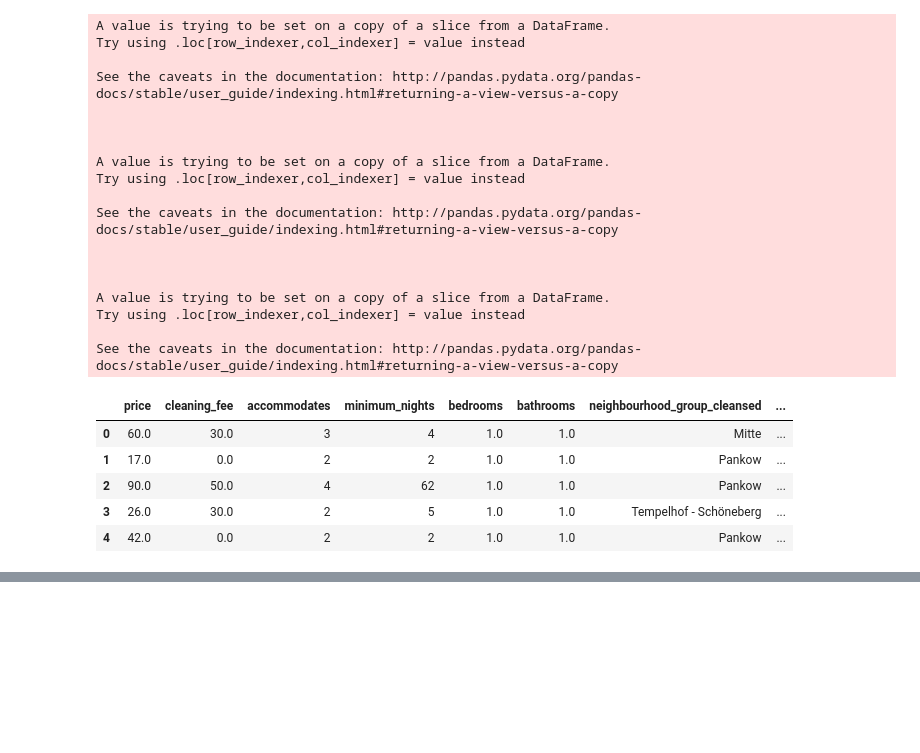
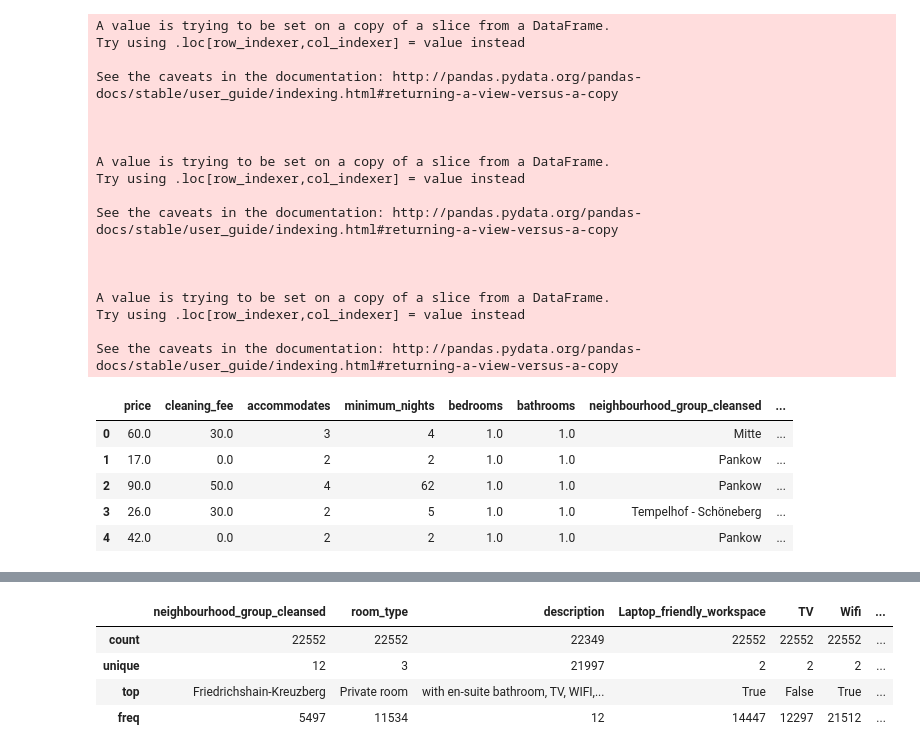
Before and after one commit to AirBnb-Optimal-price-2/DS, a Jupyter notebook: Data_analysis_visualisation/Unit3_build_airbnb_data_cleaning.ipynb, the cells around one changed output, grey strips where cells are left out. Cells and saved outputs as stored; diff of their text form; code cells hidden in the pictures; blank space fills up the shorter version.

```diff
--- a/Data_analysis_visualisation/Unit3_build_airbnb_data_cleaning.ipynb
+++ b/Data_analysis_visualisation/Unit3_build_airbnb_data_cleaning.ipynb
@@ -227,4 +268,12 @@ df_raw.describe()
 | max | 9000.000000 | 2000.000000 | 16.000000 | 5000.000000 | 12.000000 | 8.500000 | 250.000000 |
+# %%
+df_raw.describe(exclude='number')
+# %% [output]
+|  | neighbourhood_group_cleansed | room_type | description | Laptop_friendly_workspace | TV | Wifi | ... |
+| count | 22552 | 22552 | 22349 | 22552 | 22552 | 22552 | ... |
+| unique | 12 | 3 | 21997 | 2 | 2 | 2 | ... |
+| top | Friedrichshain-Kreuzberg | Private room | with en-suite bathroom, TV, WIFI,... | True | False | True | ... |
+| freq | 5497 | 11534 | 12 | 14447 | 12297 | 21512 | ... |
 # %%
 df_raw.shape
 # %% [output]
```
Also changed, not shown: parts of 23 cells of this notebook, 1 other file.
